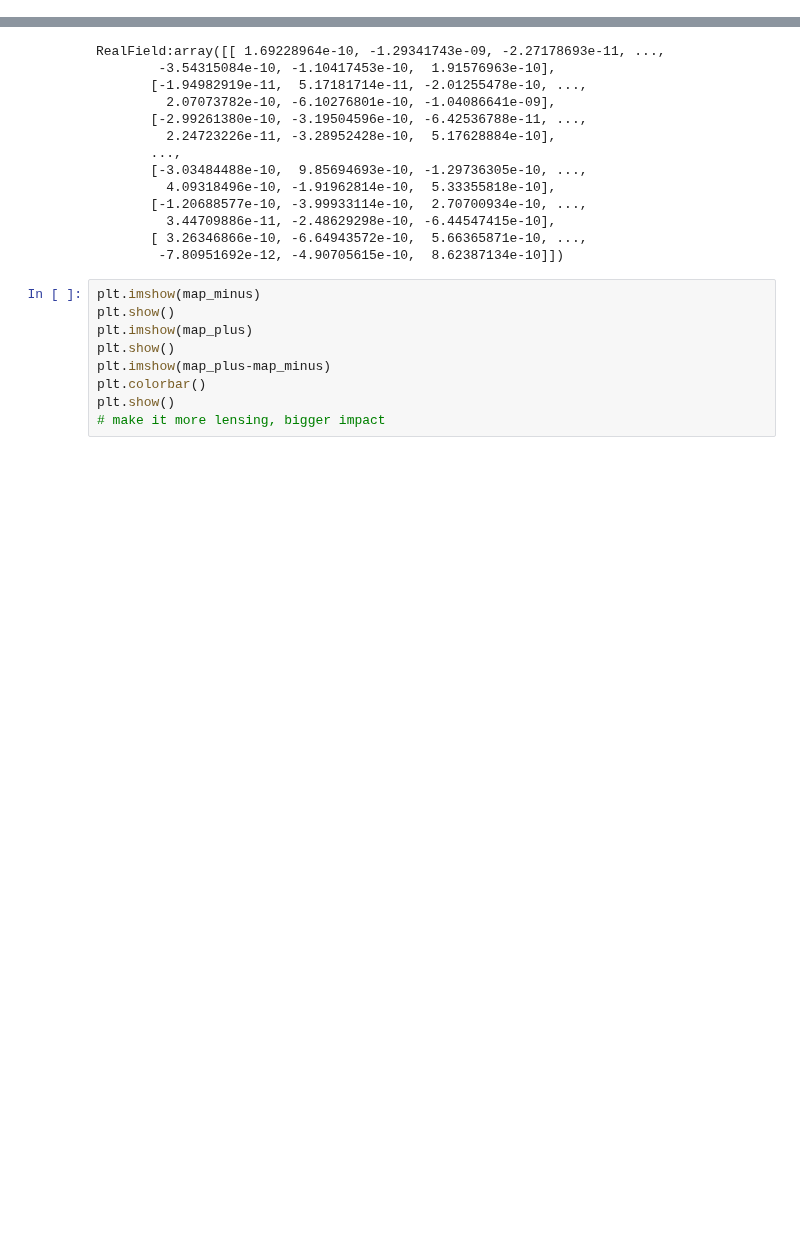
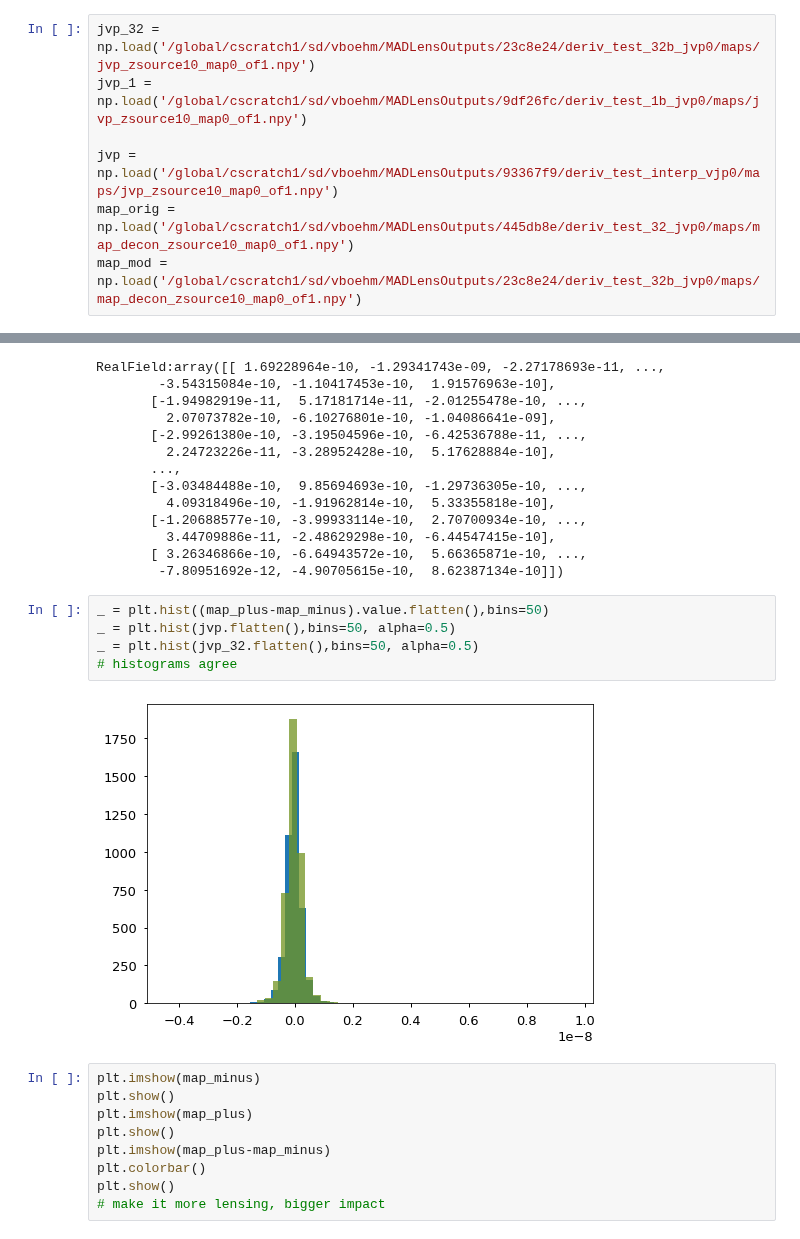
Before and after one commit to VMBoehm/MADLens, a Jupyter notebook: notebooks/PlotResults-publications.ipynb, the cells around one changed output, grey strips where cells are left out. Saved outputs shown, nothing was run; the diff lists cells and outputs as text; blank space fills up the shorter version.

```diff
--- a/notebooks/PlotResults-publications.ipynb
+++ b/notebooks/PlotResults-publications.ipynb
@@ -591,0 +590,7 @@ jvp = np.load('/global/cscratch1/sd/vboehm/MADLensOutputs/23c8e24/deriv_test_32b
+# %%
+jvp_32 = np.load('/global/cscratch1/sd/vboehm/MADLensOutputs/23c8e24/deriv_test_32b_jvp0/maps/jvp_zsource10_map0_of1.npy')
+jvp_1 = np.load('/global/cscratch1/sd/vboehm/MADLensOutputs/9df26fc/deriv_test_1b_jvp0/maps/jvp_zsource10_map0_of1.npy')
+
+jvp = np.load('/global/cscratch1/sd/vboehm/MADLensOutputs/93367f9/deriv_test_interp_vjp0/maps/jvp_zsource10_map0_of1.npy')
+map_orig = np.load('/global/cscratch1/sd/vboehm/MADLensOutputs/445db8e/deriv_test_32_jvp0/maps/map_decon_zsource10_map0_of1.npy')
+map_mod = np.load('/global/cscratch1/sd/vboehm/MADLensOutputs/23c8e24/deriv_test_32b_jvp0/maps/map_decon_zsource10_map0_of1.npy')
@@ -617,6 +631,13 @@ RealField:array([[ 1.69228964e-10, -1.29341743e-09, -2.27178693e-11, ...,
          3.44709886e-11, -2.48629298e-10, -6.44547415e-10],
        [ 3.26346866e-10, -6.64943572e-10,  5.66365871e-10, ...,
         -7.80951692e-12, -4.90705615e-10,  8.62387134e-10]])
+# %%
+_ = plt.hist((map_plus-map_minus).value.flatten(),bins=50)
+_ = plt.hist(jvp.flatten(),bins=50, alpha=0.5)
+_ = plt.hist(jvp_32.flatten(),bins=50, alpha=0.5)
+# histograms agree
+# %% [output]
+[figure, added]
 # %%
 plt.imshow(map_minus)
 plt.show()
```
Also changed, not shown: parts of 4 cells of this notebook, 2 other files.
